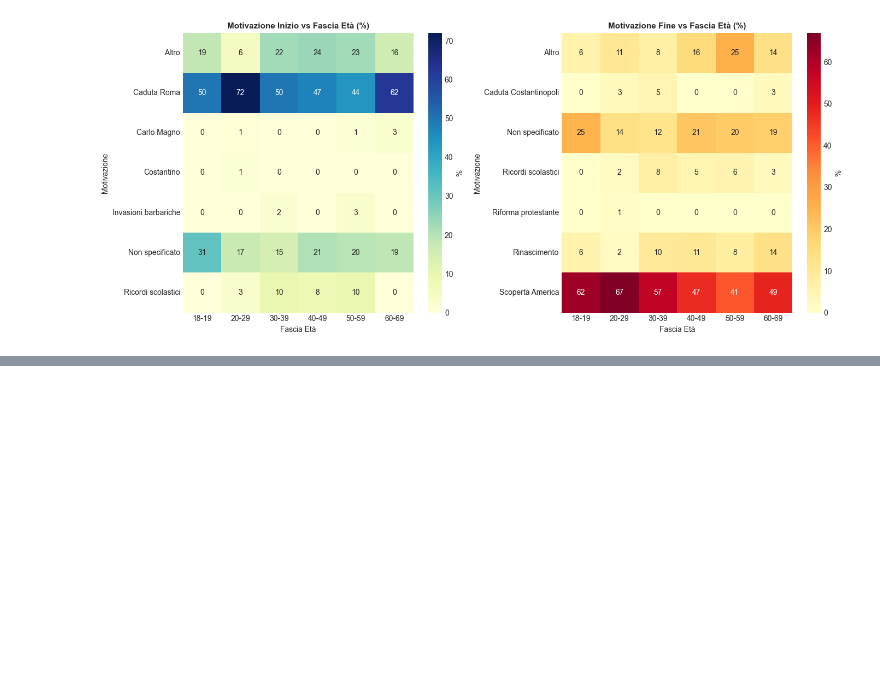
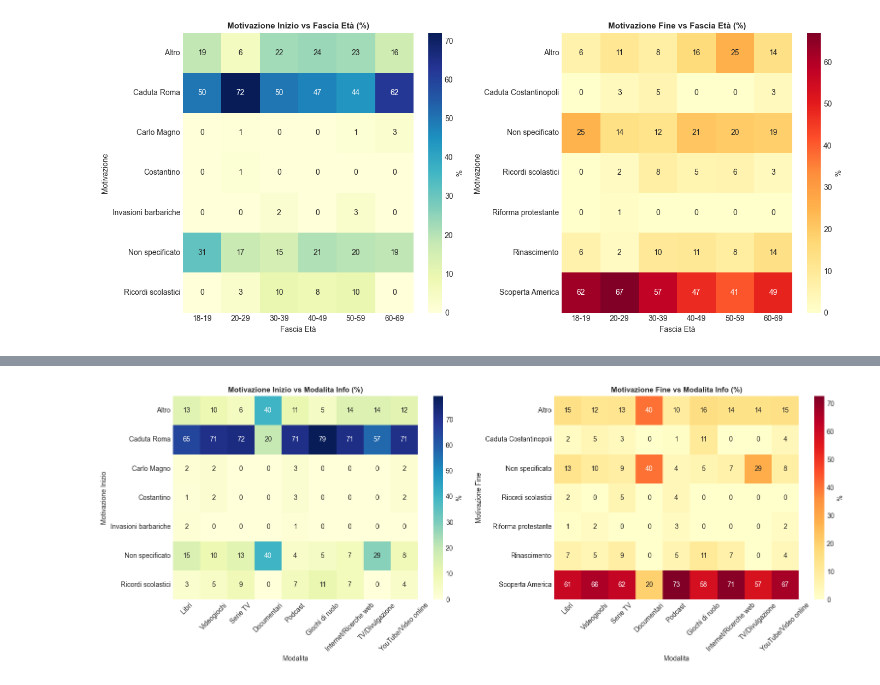
Before and after one commit to giuliaghiazza/MiddleAgesAnalysis, a Jupyter notebook: analisi_testo.ipynb, the cells around one changed output, grey strips where cells are left out. Saved outputs shown, nothing was run; the diff lists cells and outputs as text; code cells hidden in the pictures; blank space fills up the shorter version.

```diff
--- a/analisi_testo.ipynb
+++ b/analisi_testo.ipynb
@@ -1868,0 +2156,65 @@ Questa sezione replica le analisi generali suddividendole per modalità di infor
+# %%
+# ============================================================
+# 5.2  MOTIVAZIONI PER MODALITA' DI INFORMAZIONE
+# ============================================================
+
+print("=" * 70)
+print("📖 MOTIVAZIONI PER MODALITA' DI INFORMAZIONE")
+print("=" * 70)
+
+for mod in modalita_analisi:
+    col_name = f'usa_{mod.lower().replace(" ", "_").replace("/", "_")}'
+    subset = df[df[col_name] == 1]
+    if len(subset) < 3:
+        continue
+    print(f"\n📺 {mod} (n={len(subset)}):")
+
+    mot_ini = subset['motivo_inizio_cat'].value_counts()
+    print(f"   Motivazioni INIZIO:")
+    for motivo, count in mot_ini.head(3).items():
+        pct = count / len(subset) * 100
+        print(f"      {motivo}: {count} ({pct:.1f}%)")
+
+    mot_fin = subset['motivo_fine_cat'].value_counts()
+    print(f"   Motivazioni FINE:")
+    for motivo, count in mot_fin.head(3).items():
+        pct = count / len(subset) * 100
+        print(f"      {motivo}: {count} ({pct:.1f}%)")
+
+# --- Heatmap motivazioni vs modalita' ---
+fig, axes = plt.subplots(1, 2, figsize=(16, max(6, len(modalita_analisi) * 0.5)))
+
+rows_mod_mot = []
+for mod in modalita_analisi:
+    col_name = f'usa_{mod.lower().replace(" ", "_").replace("/", "_")}'
+    utenti_idx = df[df[col_name] == 1].index
+    for idx in utenti_idx:
+        rows_mod_mot.append({'modalita': mod,
+                             'motivo_inizio_cat': df.loc[idx, 'motivo_inizio_cat'],
+                             'motivo_fine_cat': df.loc[idx, 'motivo_fine_cat']})
+df_mod_mot = pd.DataFrame(rows_mod_mot)
+
+if len(df_mod_mot) > 0:
+    ct_mot_ini = pd.crosstab(df_mod_mot['motivo_inizio_cat'], df_mod_mot['modalita'], normalize='columns') * 100
+    cols_m = [c for c in modalita_analisi if c in ct_mot_ini.columns]
+    if cols_m:
+        ct_mot_ini = ct_mot_ini[cols_m]
+        sns.heatmap(ct_mot_ini, annot=True, fmt='.0f', cmap='YlGnBu', ax=axes[0], cbar_kws={'label': '%'})
+        axes[0].set_title('Motivazione Inizio vs Modalita Info (%)', fontsize=11, fontweight='bold')
+        axes[0].set_xlabel('Modalita')
+        axes[0].set_ylabel('Motivazione Inizio')
+        axes[0].tick_params(axis='x', rotation=45)
+
+    ct_mot_fin = pd.crosstab(df_mod_mot['motivo_fine_cat'], df_mod_mot['modalita'], normalize='columns') * 100
+    cols_m = [c for c in modalita_analisi if c in ct_mot_fin.columns]
+    if cols_m:
+        ct_mot_fin = ct_mot_fin[cols_m]
+        sns.heatmap(ct_mot_fin, annot=True, fmt='.0f', cmap='YlOrRd', ax=axes[1], cbar_kws={'label': '%'})
+        axes[1].set_title('Motivazione Fine vs Modalita Info (%)', fontsize=11, fontweight='bold')
+        axes[1].set_xlabel('Modalita')
+        axes[1].set_ylabel('Motivazione Fine')
+        axes[1].tick_params(axis='x', rotation=45)
+
+plt.tight_layout()
+plt.show()
+# %% [output]
@@ -1868,0 +2238 @@ Questa sezione replica le analisi generali suddividendole per modalità di infor
+[figure, added]
```
Also changed, not shown: parts of 11 cells of this notebook.
